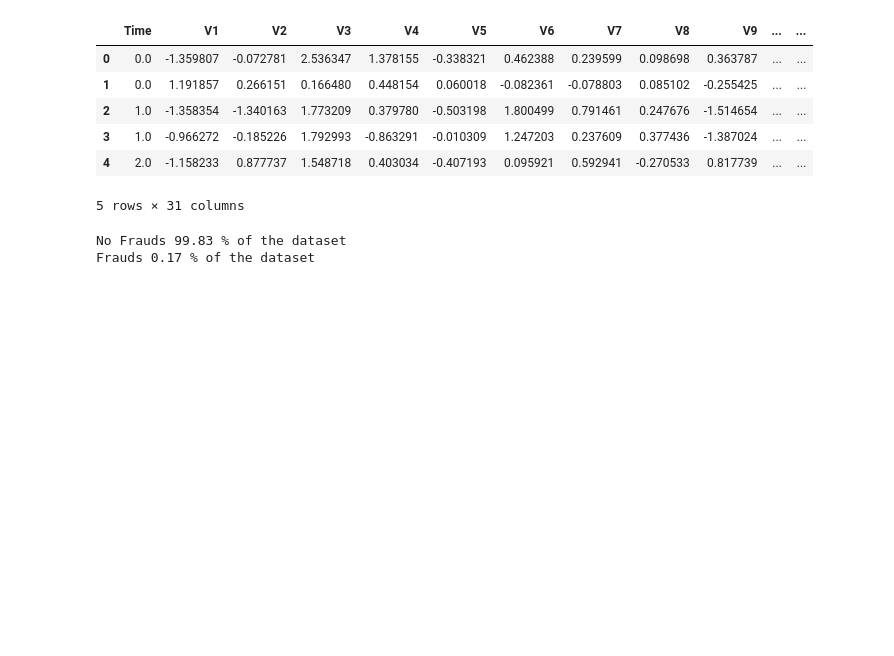
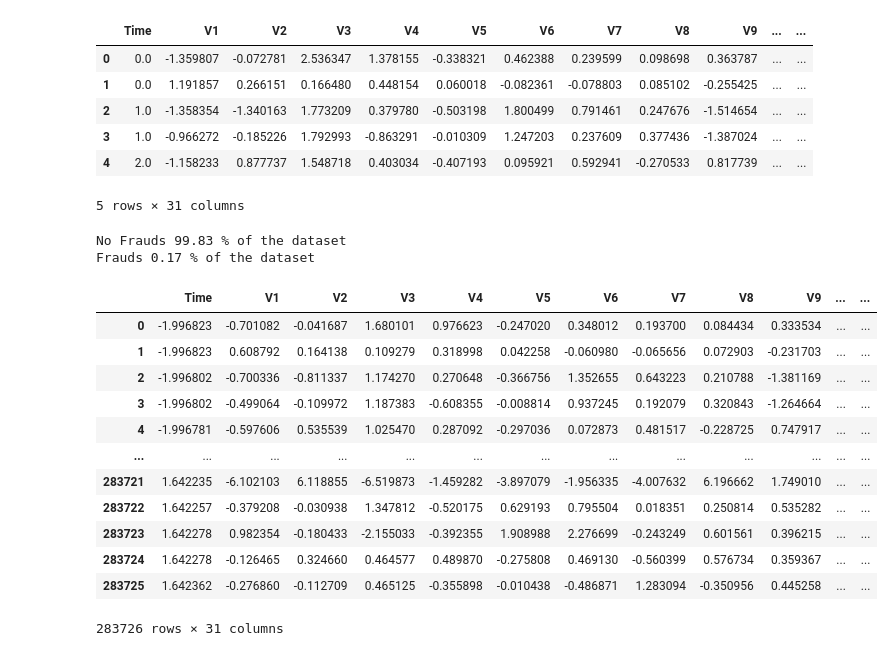
Before and after one commit to prashdash112/fraud_detection_system, a Jupyter notebook: src/analysis.ipynb, the cells around one changed output. Drawn from its saved outputs; the diff is of its cells as text; code cells hidden in the pictures; blank space fills up the shorter version.

```diff
--- a/src/analysis.ipynb
+++ b/src/analysis.ipynb
@@ -46,3 +46,20 @@ print('Frauds', round(df['Class'].value_counts()[1]/len(df) * 100,2), '% of the
 # %% [output]
 No Frauds 99.83 % of the dataset
 Frauds 0.17 % of the dataset
+# %%
+df2 = pd.read_csv("/Users/prashantsingh/Desktop/fraud_detection_system/src/data/creditcard_preprocessed.csv")
+df2.iloc[:,:]
+# %% [output]
+|  | Time | V1 | V2 | V3 | V4 | V5 | V6 | V7 | V8 | V9 | ... | ... |
+| 0 | -1.996823 | -0.701082 | -0.041687 | 1.680101 | 0.976623 | -0.247020 | 0.348012 | 0.193700 | 0.084434 | 0.333534 | ... | ... |
+| 1 | -1.996823 | 0.608792 | 0.164138 | 0.109279 | 0.318998 | 0.042258 | -0.060980 | -0.065656 | 0.072903 | -0.231703 | ... | ... |
+| 2 | -1.996802 | -0.700336 | -0.811337 | 1.174270 | 0.270648 | -0.366756 | 1.352655 | 0.643223 | 0.210788 | -1.381169 | ... | ... |
+| 3 | -1.996802 | -0.499064 | -0.109972 | 1.187383 | -0.608355 | -0.008814 | 0.937245 | 0.192079 | 0.320843 | -1.264664 | ... | ... |
+| 4 | -1.996781 | -0.597606 | 0.535539 | 1.025470 | 0.287092 | -0.297036 | 0.072873 | 0.481517 | -0.228725 | 0.747917 | ... | ... |
+| ... | ... | ... | ... | ... | ... | ... | ... | ... | ... | ... | ... | ... |
+| 283721 | 1.642235 | -6.102103 | 6.118855 | -6.519873 | -1.459282 | -3.897079 | -1.956335 | -4.007632 | 6.196662 | 1.749010 | ... | ... |
+| 283722 | 1.642257 | -0.379208 | -0.030938 | 1.347812 | -0.520175 | 0.629193 | 0.795504 | 0.018351 | 0.250814 | 0.535282 | ... | ... |
+| 283723 | 1.642278 | 0.982354 | -0.180433 | -2.155033 | -0.392355 | 1.908988 | 2.276699 | -0.243249 | 0.601561 | 0.396215 | ... | ... |
+| 283724 | 1.642278 | -0.126465 | 0.324660 | 0.464577 | 0.489870 | -0.275808 | 0.469130 | -0.560399 | 0.576734 | 0.359367 | ... | ... |
+| 283725 | 1.642362 | -0.276860 | -0.112709 | 0.465125 | -0.355898 | -0.010438 | -0.486871 | 1.283094 | -0.350956 | 0.445258 | ... | ... |
+283726 rows × 31 columns
```
Also changed, not shown: parts of 1 cell of this notebook, 1 other file.
